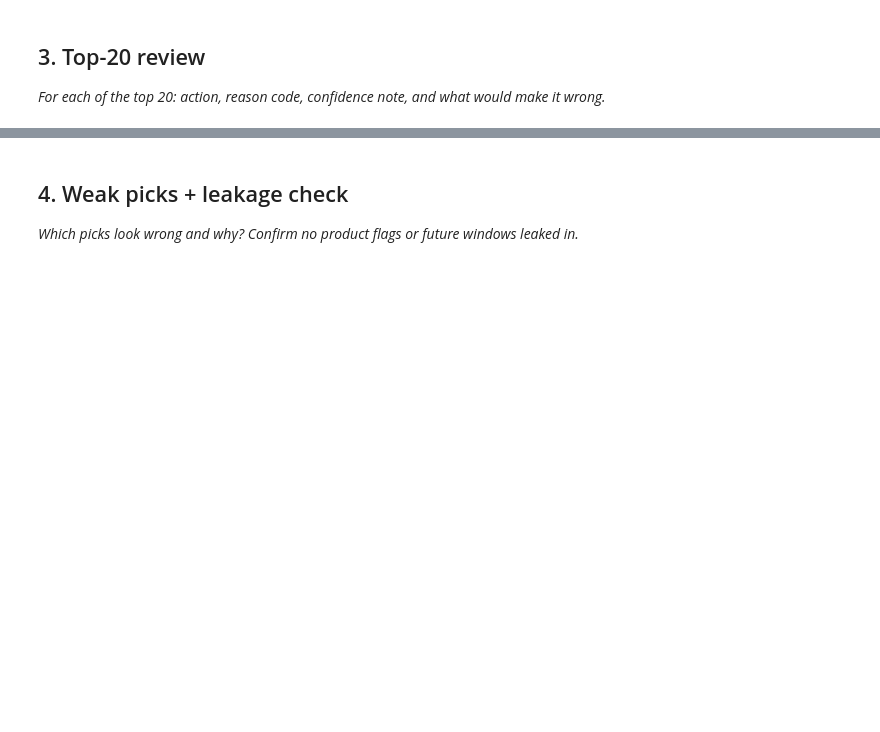
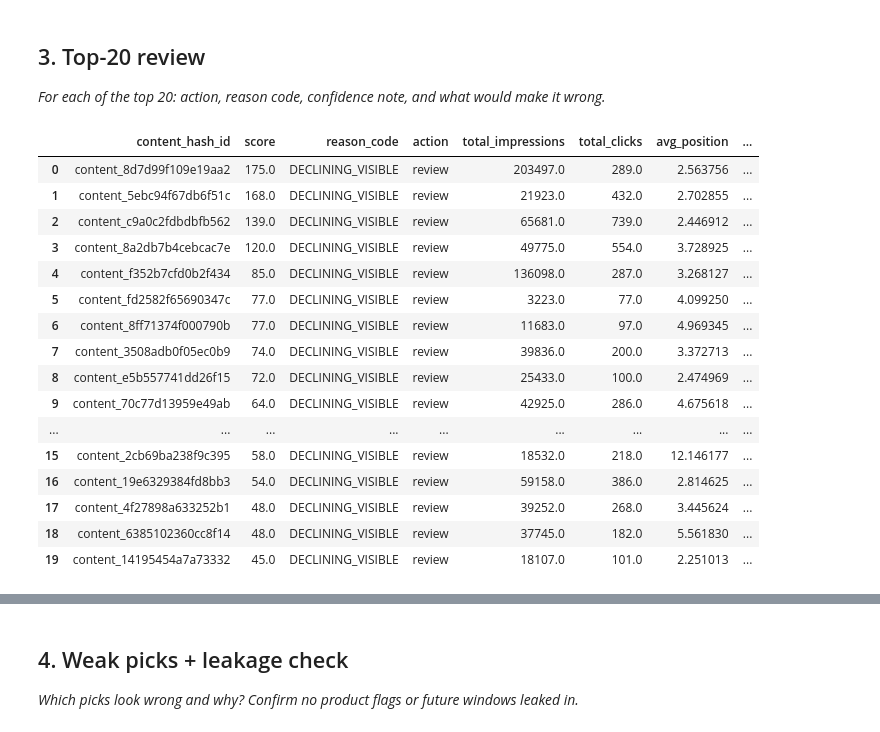
Before and after one commit to abubakarsaleem18/flyrank-internship-ml, a Jupyter notebook: work/notebooks/w04_baseline_score.ipynb, the cells around one changed output, grey strips where cells are left out. Drawn from its saved outputs; the diff is of its cells as text; code cells hidden in the pictures; blank space fills up the shorter version.

```diff
--- a/work/notebooks/w04_baseline_score.ipynb
+++ b/work/notebooks/w04_baseline_score.ipynb
@@ -15,0 +108,11 @@ This skeleton is yours to fill. Work the sections **in order** — each one has
+# %%
+page_frame["staleness_bucket"] = pd.cut(
+    page_frame["days_since_update"],
+    bins=[-1000, 0, 30, 90, 180, 100000],
+    labels=["future/same-day", "0-30d", "31-90d", "91-180d", "180d+"]
+)
+
+signal1 = page_frame.groupby("staleness_bucket", observed=True).agg(
+    n=("needs_review", "count"), review_rate=("needs_review", "mean")
+).reset_index()
+signal1
@@ -19,0 +166,30 @@ This skeleton is yours to fill. Work the sections **in order** — each one has
+# %%
+import os
+
+eligible = page_frame[page_frame["search_volume"] > 10].copy()
+
+eligible["score"] = eligible["clicks_first_half"] - eligible["clicks_second_half"]
+
+eligible["reason_code"] = "NO_FLAG"
+eligible.loc[
+    (eligible["needs_review"] == 1) & (eligible["search_volume"] > 10),
+    "reason_code"
+] = "DECLINING_VISIBLE"
+
+eligible["action"] = eligible["reason_code"].map({
+    "DECLINING_VISIBLE": "review",
+    "NO_FLAG": "monitor"
+})
+
+queue = eligible[eligible["reason_code"] == "DECLINING_VISIBLE"].sort_values("score", ascending=False)
+
+queue_out = queue[["content_hash_id", "score", "reason_code", "action",
+                    "total_impressions", "total_clicks", "avg_position",
+                    "ctr", "search_volume"]]
+
+os.makedirs("work/outputs", exist_ok=True)
+queue_out.to_csv("work/outputs/baseline_action_score.csv", index=False)
+
+print(f"Total eligible pages: {len(eligible)}")
+print(f"Total flagged (DECLINING_VISIBLE): {len(queue_out)}")
+queue_out.head(10)
@@ -29,0 +227,21 @@ This skeleton is yours to fill. Work the sections **in order** — each one has
+# %%
+top20 = queue_out.head(20).reset_index(drop=True)
+top20
+# %% [output]
+|  | content_hash_id | score | reason_code | action | total_impressions | total_clicks | avg_position | ... |
+| 0 | content_8d7d99f109e19aa2 | 175.0 | DECLINING_VISIBLE | review | 203497.0 | 289.0 | 2.563756 | ... |
+| 1 | content_5ebc94f67db6f51c | 168.0 | DECLINING_VISIBLE | review | 21923.0 | 432.0 | 2.702855 | ... |
+| 2 | content_c9a0c2fdbdbfb562 | 139.0 | DECLINING_VISIBLE | review | 65681.0 | 739.0 | 2.446912 | ... |
+| 3 | content_8a2db7b4cebcac7e | 120.0 | DECLINING_VISIBLE | review | 49775.0 | 554.0 | 3.728925 | ... |
+| 4 | content_f352b7cfd0b2f434 | 85.0 | DECLINING_VISIBLE | review | 136098.0 | 287.0 | 3.268127 | ... |
+| 5 | content_fd2582f65690347c | 77.0 | DECLINING_VISIBLE | review | 3223.0 | 77.0 | 4.099250 | ... |
+| 6 | content_8ff71374f000790b | 77.0 | DECLINING_VISIBLE | review | 11683.0 | 97.0 | 4.969345 | ... |
+| 7 | content_3508adb0f05ec0b9 | 74.0 | DECLINING_VISIBLE | review | 39836.0 | 200.0 | 3.372713 | ... |
+| 8 | content_e5b557741dd26f15 | 72.0 | DECLINING_VISIBLE | review | 25433.0 | 100.0 | 2.474969 | ... |
+| 9 | content_70c77d13959e49ab | 64.0 | DECLINING_VISIBLE | review | 42925.0 | 286.0 | 4.675618 | ... |
+| ... | ... | ... | ... | ... | ... | ... | ... | ... |
+| 15 | content_2cb69ba238f9c395 | 58.0 | DECLINING_VISIBLE | review | 18532.0 | 218.0 | 12.146177 | ... |
+| 16 | content_19e6329384fd8bb3 | 54.0 | DECLINING_VISIBLE | review | 59158.0 | 386.0 | 2.814625 | ... |
+| 17 | content_4f27898a633252b1 | 48.0 | DECLINING_VISIBLE | review | 39252.0 | 268.0 | 3.445624 | ... |
+| 18 | content_6385102360cc8f14 | 48.0 | DECLINING_VISIBLE | review | 37745.0 | 182.0 | 5.561830 | ... |
+| 19 | content_14195454a7a73332 | 45.0 | DECLINING_VISIBLE | review | 18107.0 | 101.0 | 2.251013 | ... |
```
Also changed, not shown: parts of 17 cells of this notebook.
